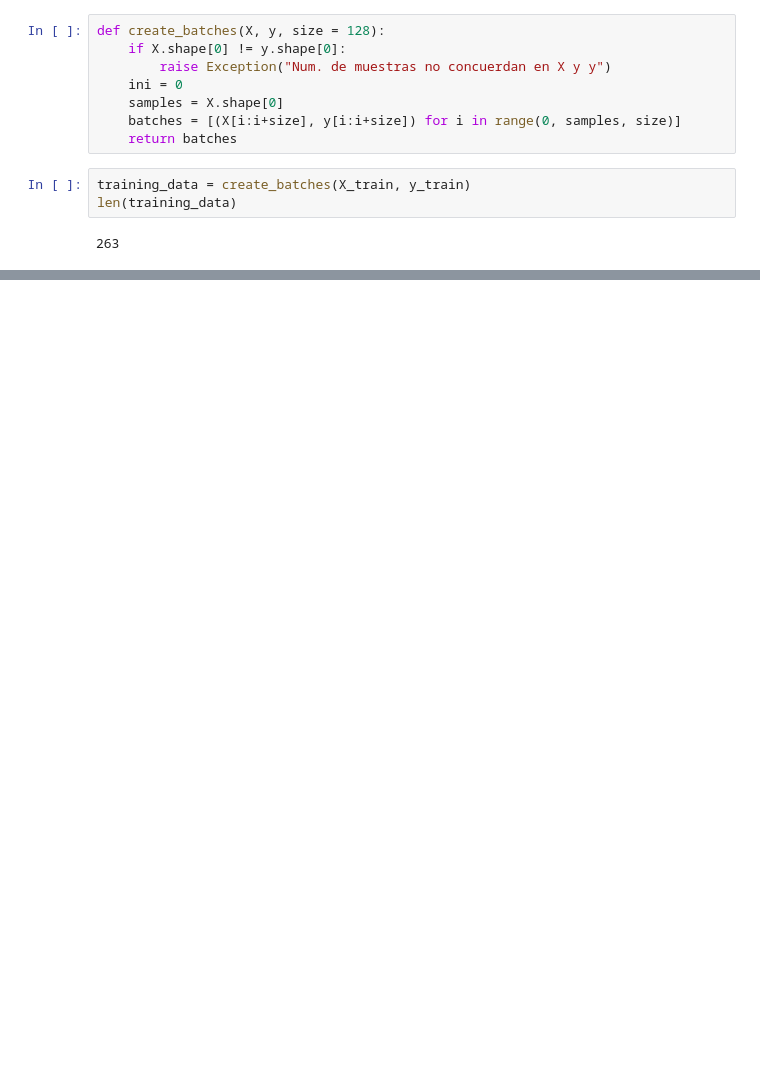
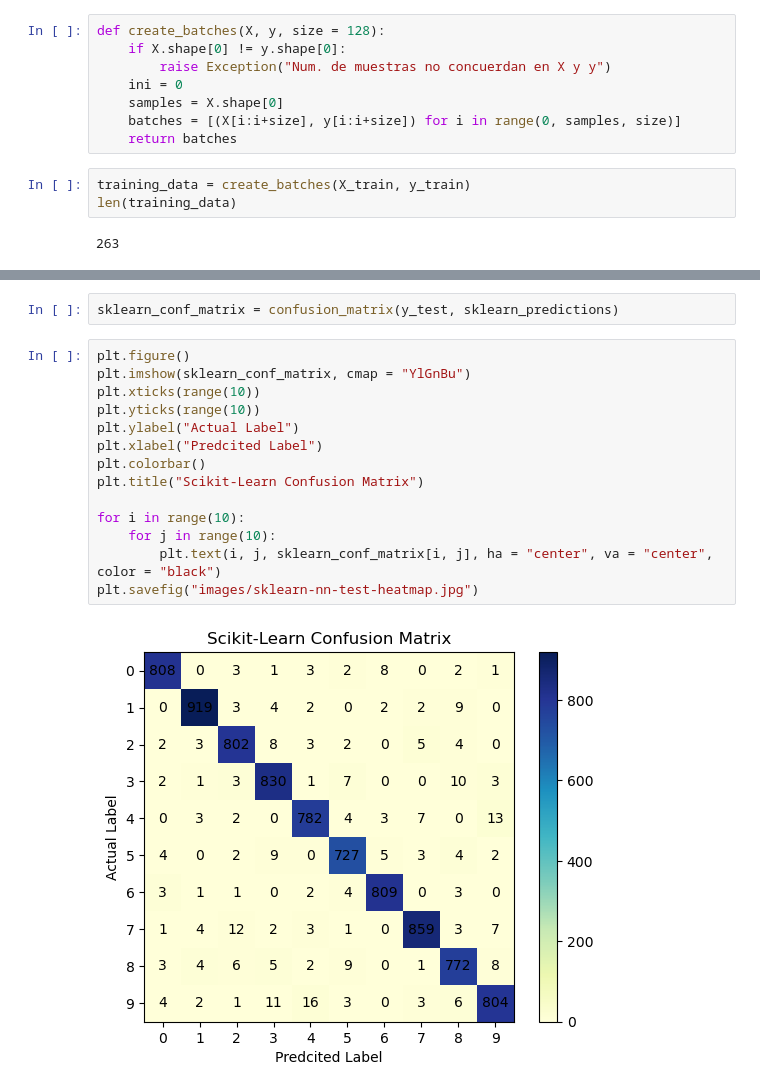
Before and after one commit to firhzmelo/neural-networks-from-scratch, a Jupyter notebook: main.ipynb, the cells around one changed output, grey strips where cells are left out. Drawn from its saved outputs; the diff is of its cells as text; blank space fills up the shorter version.

```diff
--- a/main.ipynb
+++ b/main.ipynb
@@ -112,0 +149,18 @@ print(predictions.shape)
+# %%
+sklearn_conf_matrix = confusion_matrix(y_test, sklearn_predictions)
+# %%
+plt.figure()
+plt.imshow(sklearn_conf_matrix, cmap = "YlGnBu")
+plt.xticks(range(10))
+plt.yticks(range(10))
+plt.ylabel("Actual Label")
+plt.xlabel("Predcited Label")
+plt.colorbar()
+plt.title("Scikit-Learn Confusion Matrix")
+
+for i in range(10):
+    for j in range(10):
+        plt.text(i, j, sklearn_conf_matrix[i, j], ha = "center", va = "center", color = "black")
+plt.savefig("images/sklearn-nn-test-heatmap.jpg")
+# %% [output]
+[figure, added]
```
Also changed, not shown: parts of 18 cells of this notebook, 5 other files.
